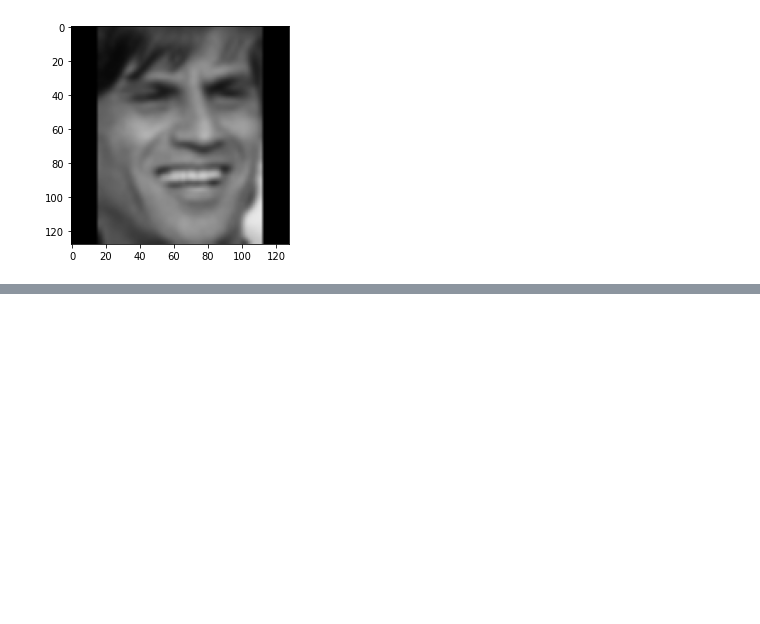
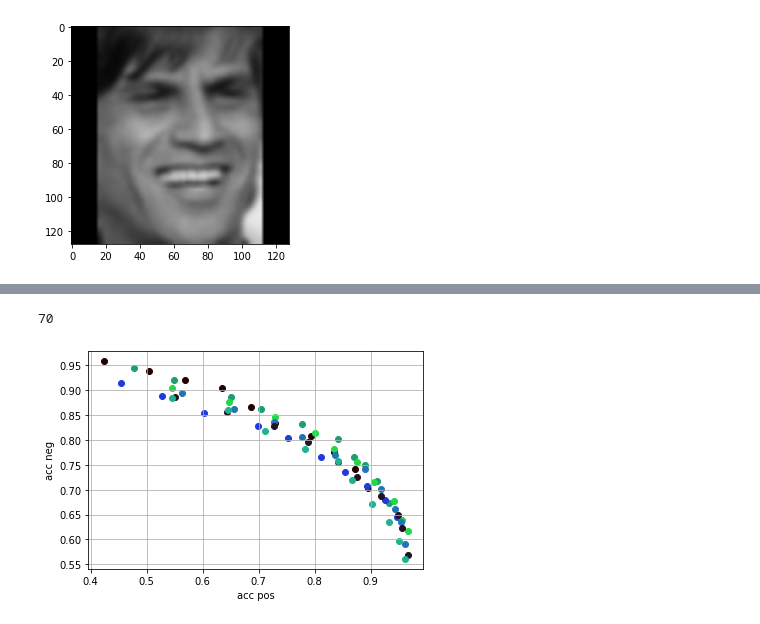
Before and after one commit to AleksandrIvchenko/SiriusFaceRec, a Jupyter notebook: extractor/inference.ipynb, the cells around one changed output, grey strips where cells are left out. Cells and saved outputs as stored; diff of their text form; code cells hidden in the pictures; blank space fills up the shorter version.

```diff
--- a/extractor/inference.ipynb
+++ b/extractor/inference.ipynb
@@ -444,0 +537,36 @@ print(good / len(ds))
+# %%
+import tqdm
+
+a = []
+b = []
+conf = []
+
+#for i in tqdm.tqdm(range(2, 2+n*2, 2)):
+n=20
+for i in tqdm.tqdm(range(8, 22, 2)):
+    for j in range(10):
+        t = 1.2 + 0.02*j
+        ai, bi = run_exp(
+            model_v='1.6',
+            ep_num=i,
+            mode='arcface',
+            threshold=t,
+            bin_number=0,
+        )
+        a.append(ai)
+        b.append(bi)
+        conf.append((ai, bi, i, t))
+# %%
+import matplotlib.pyplot as plt
+
+print(len(a))
+t = 10
+for i in range(n):
+    plt.scatter(a[t*i:t*(i+1)], b[t*i:t*(i+1)], color='#'+str(hex(8**7+40301*i))[2:])
+plt.grid()
+plt.xlabel('acc pos')
+plt.ylabel('acc neg')
+plt.show()
+# %% [output]
+70
+[figure, added]
```
Also changed, not shown: parts of 24 cells of this notebook, 11 other files.
